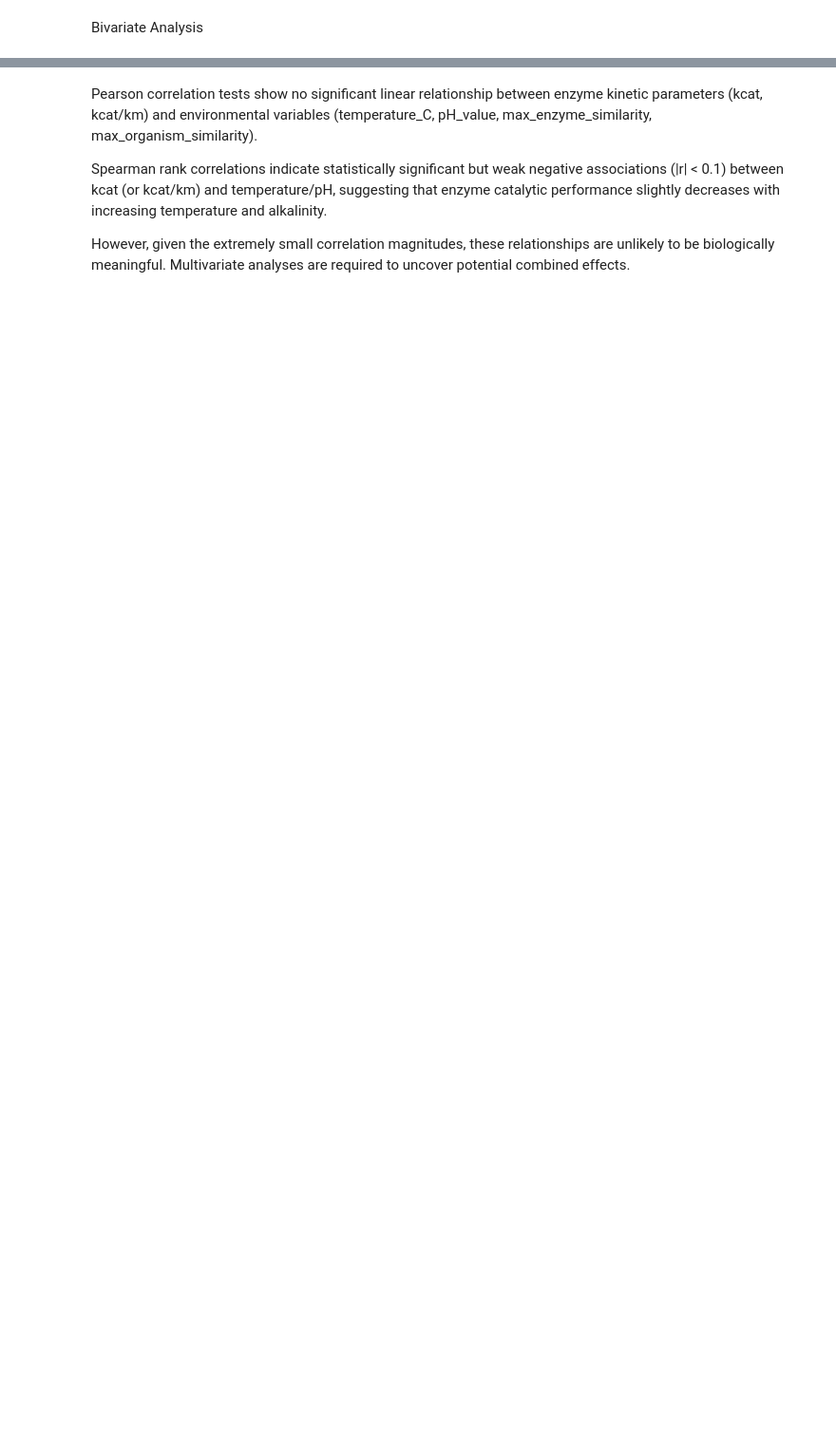
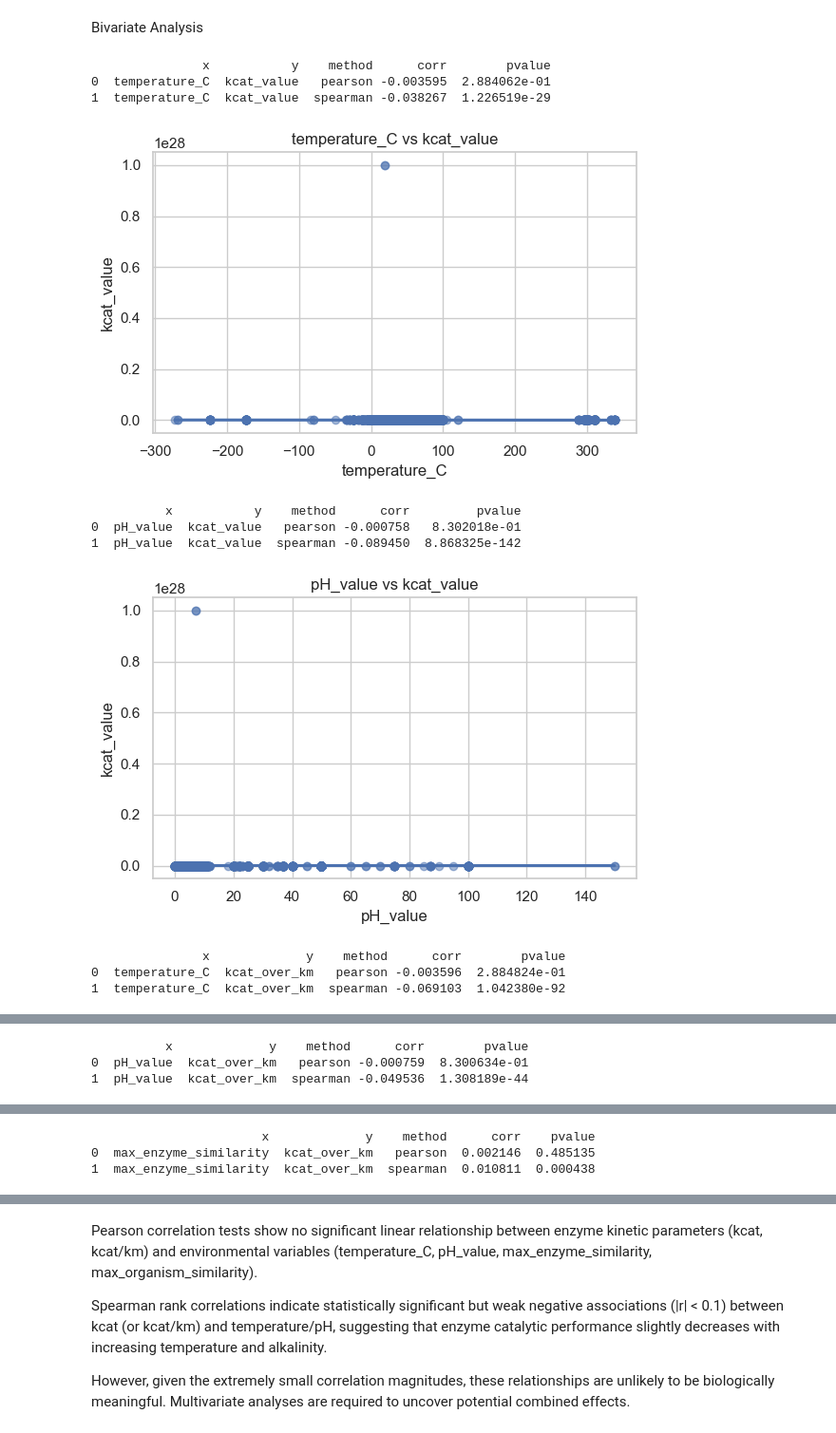
Before and after one commit to tinayang3024/CHE1147-Group-Project, a Jupyter notebook: notebooks/exploration.ipynb, the cells around one changed output, grey strips where cells are left out. Shown at 95% size. Drawn from its saved outputs; the diff is of its cells as text; code cells hidden in the pictures; blank space fills up the shorter version.

```diff
--- a/notebooks/exploration.ipynb
+++ b/notebooks/exploration.ipynb
@@ -886,9 +886,7 @@ df = enzy_data_pro.copy()
 
 # numeric columns
 numeric_cols = [
-    'kcat_value', 'km_value', 'temperature_C', 'pH_value',
-    'max_enzyme_similarity', 'max_organism_similarity'
-]
+    'kcat_value', 'km_value', 'temperature_C', 'pH_value', 'max_enzyme_similarity','max_organism_similarity']
 #categorical columns
 cat_cols = ['enzyme', 'organism', 'substrate']
 
@@ -988,30 +986,42 @@ def num_vs_cat_tests(num_col, cat_col, data, min_count_per_group=5):
     plt.title(f'{num_col} by {cat_col}')
     plt.xticks(rotation=30, ha='right')
     plt.tight_layout()
     plt.show()
 
     #Kruskal-Wallis
     groups = [g[num_col].values for _, g in d.groupby(cat_col)]
     H, p_kw = stats.kruskal(*groups)
 
 
     print(pd.DataFrame({
         'test': ['Kruskal-Wallis'],
         'stat': [H],
         'pvalue': [p_kw],
         'groups': [len(groups)],
         'cat_col': [cat_col],
         'num_col': [num_col]
     }))
 
 # num vs cat
 num_cat_pairs = [
     ('kcat_over_km', 'pH_band'),
     ('kcat_over_km', 'temp_band'),
     ('log_kcat_over_km', 'pH_band'),
     ('log_kcat_over_km', 'temp_band')
 ]
 
 for num_col, cat_col in num_cat_pairs:
     if num_col in df.columns and cat_col in df.columns:
         num_vs_cat_tests(num_col, cat_col, df, min_count_per_group=8)
+# %% [output]
+               x           y    method      corr        pvalue
+0  temperature_C  kcat_value   pearson -0.003595  2.884062e-01
+1  temperature_C  kcat_value  spearman -0.038267  1.226519e-29
+[figure, added]
+          x           y    method      corr         pvalue
+0  pH_value  kcat_value   pearson -0.000758   8.302018e-01
+1  pH_value  kcat_value  spearman -0.089450  8.868325e-142
+[figure, added]
+               x             y    method      corr        pvalue
+0  temperature_C  kcat_over_km   pearson -0.003596  2.884824e-01
+1  temperature_C  kcat_over_km  spearman -0.069103  1.042380e-92
@@ -1017,0 +1029,3 @@ for num_col, cat_col in num_cat_pairs:
+          x             y    method      corr        pvalue
+0  pH_value  kcat_over_km   pearson -0.000759  8.300634e-01
+1  pH_value  kcat_over_km  spearman -0.049536  1.308189e-44
@@ -1017,0 +1033,3 @@ for num_col, cat_col in num_cat_pairs:
+                       x             y    method      corr    pvalue
+0  max_enzyme_similarity  kcat_over_km   pearson  0.002146  0.485135
+1  max_enzyme_similarity  kcat_over_km  spearman  0.010811  0.000438
```
Also changed, not shown: parts of 10 cells of this notebook.
